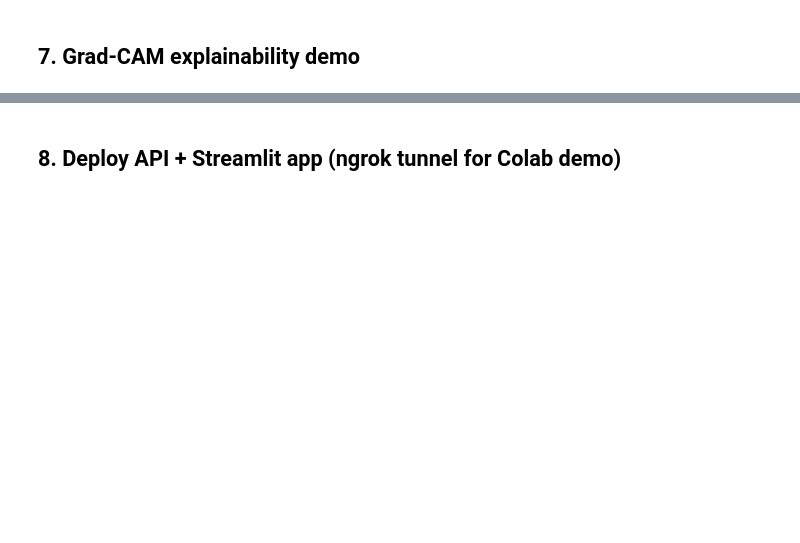
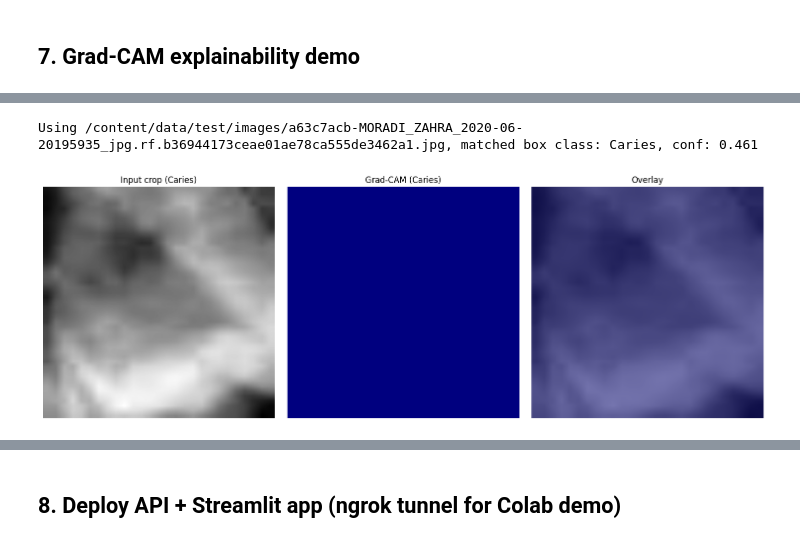
Before and after one commit to chandrakant131103/dental-ai-diagnostics, a Jupyter notebook: notebooks/01_full_pipeline_colab_updated.ipynb, the cells around one changed output, grey strips where cells are left out. Drawn from its saved outputs; the diff is of its cells as text; code cells hidden in the pictures; blank space fills up the shorter version.

```diff
--- a/notebooks/01_full_pipeline_colab_updated.ipynb
+++ b/notebooks/01_full_pipeline_colab_updated.ipynb
@@ -509,0 +583,9 @@ sample_path = test_ds.images[list(test_ds.images.keys())[0]]  # replace with any
+# %%
+from pycocotools.coco import COCO
+
+coco = COCO('/content/data/train/train_coco.json')
+cat_id_to_name = {c['id']: c['name'] for c in coco.loadCats(coco.getCatIds())}
+
+seg_class_names = {i + 1: cat_id_to_name[cid] for i, cid in enumerate(ckpt['class_ids'])}
+print("U-Net channel -> pathology name:", seg_class_names)
+print(f"target_class={target_class} corresponds to: {seg_class_names.get(target_class)}")
@@ -509,0 +599,46 @@ sample_path = test_ds.images[list(test_ds.images.keys())[0]]  # replace with any
+# %%
+wanted_name = seg_class_names[target_class]  # "Caries"
+
+sample_path = None
+result = None
+best_idx = None
+for path in test_ds.image_paths:
+    img_bgr = cv2.imread(path)
+    if img_bgr is None:
+        continue
+    r = det_model(img_bgr, conf=0.1, verbose=False)[0]
+    matching = [i for i, c in enumerate(r.boxes.cls) if class_names[int(c)] == wanted_name]
+    if matching:
+        sample_path = path
+        result = r
+        full_img_bgr = img_bgr
+        best_idx = max(matching, key=lambda i: r.boxes.conf[i])
+        break
+
+if sample_path is None:
+    raise ValueError(f"No '{wanted_name}' detections anywhere in the test set at conf=0.1 - "
+                      f"consistent with the recall=0.158 seen in the eval report")
+
+print(f"Using {sample_path}, matched box class: {class_names[int(result.boxes.cls[best_idx])]}, "
+      f"conf: {float(result.boxes.conf[best_idx]):.3f}")
+
+full_img = cv2.cvtColor(full_img_bgr, cv2.COLOR_BGR2GRAY)
+box = result.boxes[best_idx].xyxy[0].cpu().numpy().astype(int)
+x1, y1, x2, y2 = box
+crop = full_img[y1:y2, x1:x2]
+
+img_resized = cv2.resize(crop, (IMG_SIZE, IMG_SIZE), interpolation=cv2.INTER_LINEAR)
+img_tensor = torch.from_numpy(img_resized).float().unsqueeze(0).unsqueeze(0) / 255.0
+
+heatmap = gradcam_unet(unet, img_tensor, target_class=target_class)
+overlay = overlay_heatmap(img_resized, heatmap, alpha=0.45)
+
+fig, axes = plt.subplots(1, 3, figsize=(15, 5))
+axes[0].imshow(img_resized, cmap='gray'); axes[0].set_title('Input crop (Caries)'); axes[0].axis('off')
+axes[1].imshow(heatmap, cmap='jet'); axes[1].set_title('Grad-CAM (Caries)'); axes[1].axis('off')
+axes[2].imshow(cv2.cvtColor(overlay, cv2.COLOR_BGR2RGB)); axes[2].set_title('Overlay'); axes[2].axis('off')
+plt.tight_layout()
+plt.show()
+# %% [output]
+Using /content/data/test/images/a63c7acb-MORADI_ZAHRA_2020-06-20195935_jpg.rf.b36944173ceae01ae78ca555de3462a1.jpg, matched box class: Caries, conf: 0.461
+[figure, added]
```
Also changed, not shown: parts of 16 cells of this notebook.
